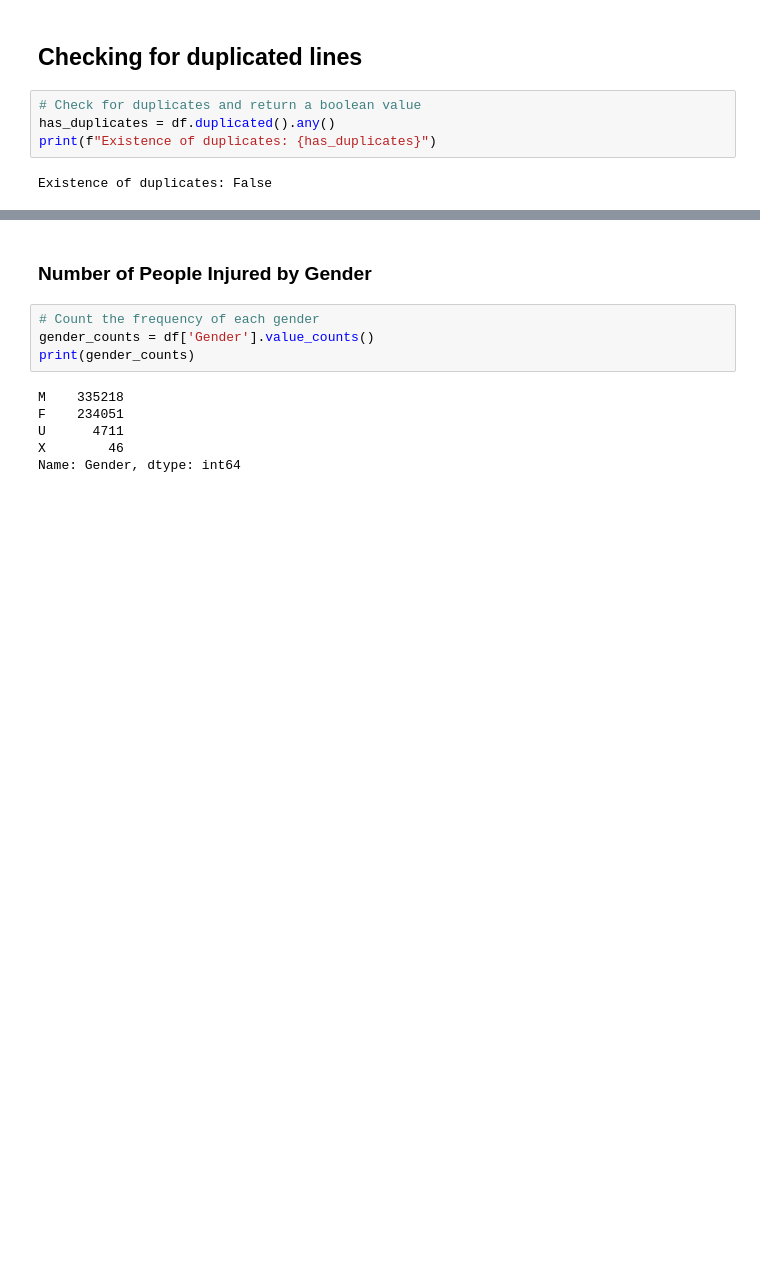
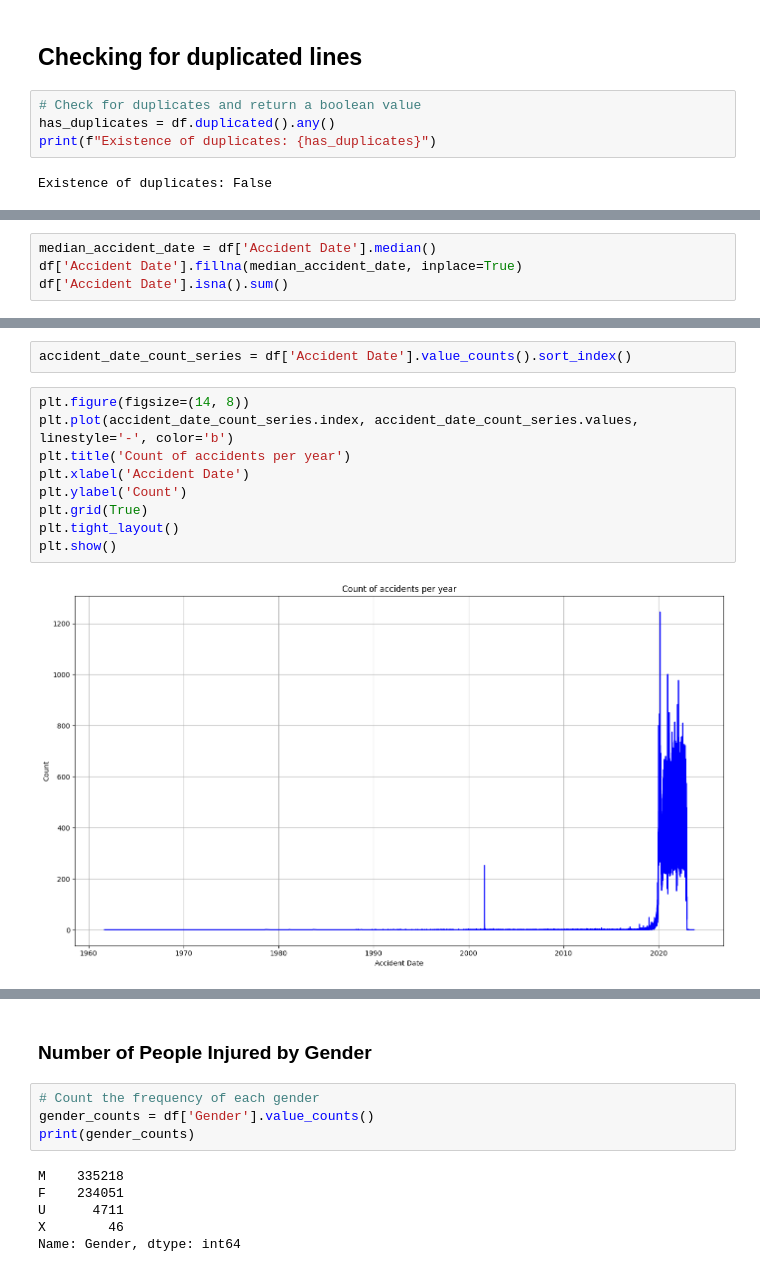
Before and after one commit to berthlou/DSAA_ML_41, a Jupyter notebook: code/exploratory_analysis/Dani_Rita_analisys.ipynb, the cells around one changed output, grey strips where cells are left out. Saved outputs shown, nothing was run; the diff lists cells and outputs as text; blank space fills up the shorter version.

```diff
--- a/code/exploratory_analysis/Dani_Rita_analisys.ipynb
+++ b/code/exploratory_analysis/Dani_Rita_analisys.ipynb
@@ -135,0 +161,4 @@ Existence of duplicates: False
+# %%
+median_accident_date = df['Accident Date'].median()
+df['Accident Date'].fillna(median_accident_date, inplace=True)
+df['Accident Date'].isna().sum()
@@ -135,0 +173,13 @@ Existence of duplicates: False
+# %%
+accident_date_count_series = df['Accident Date'].value_counts().sort_index()
+# %%
+plt.figure(figsize=(14, 8))
+plt.plot(accident_date_count_series.index, accident_date_count_series.values, linestyle='-', color='b')
+plt.title('Count of accidents per year')
+plt.xlabel('Accident Date')
+plt.ylabel('Count')
+plt.grid(True)
+plt.tight_layout()
+plt.show()
+# %% [output]
+[figure, added]
```
Also changed, not shown: parts of 29 cells of this notebook.
